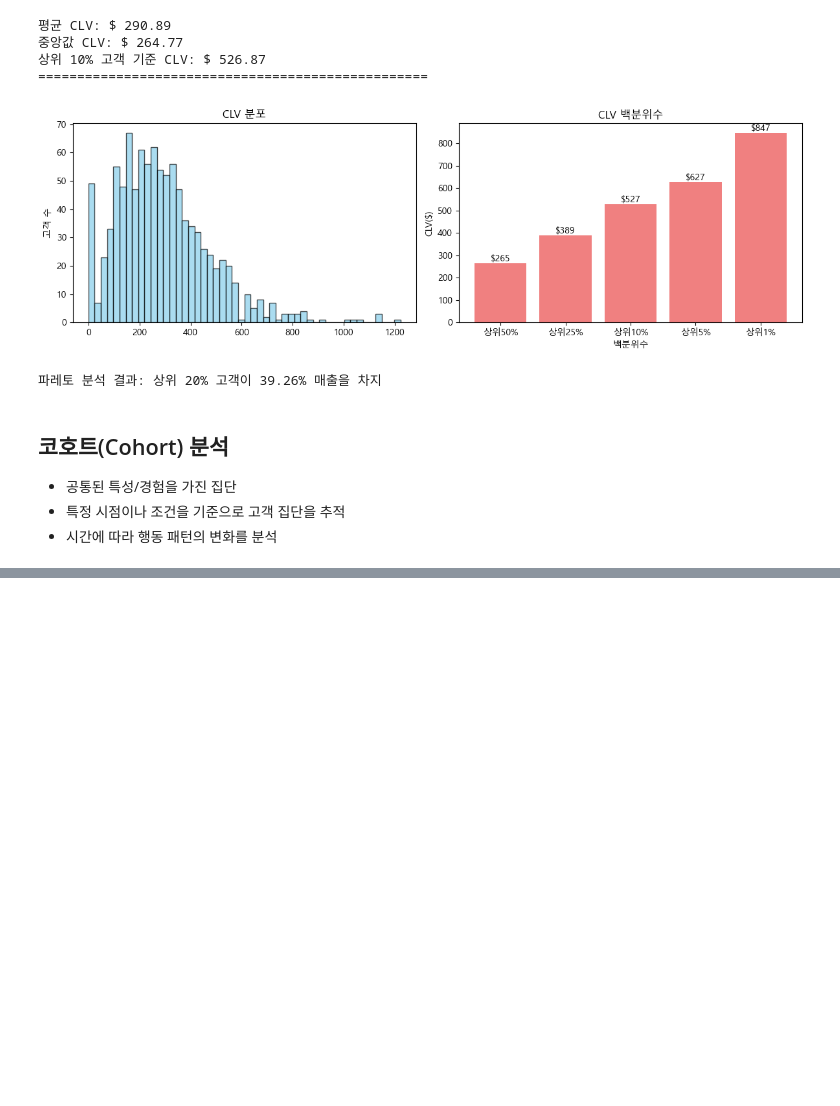
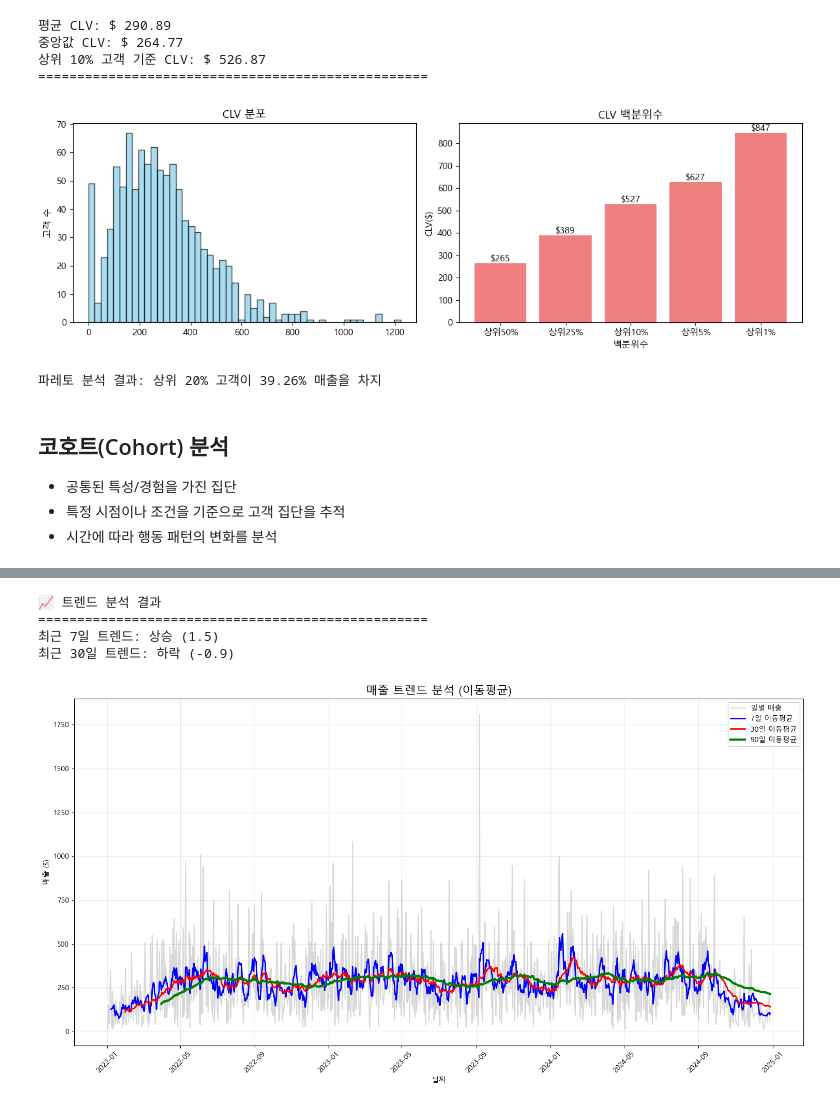
Before and after one commit to tipayo1/TIL, a Jupyter notebook: 데이터분석/04_kpi.ipynb, the cells around one changed output, grey strips where cells are left out. Saved outputs shown, nothing was run; the diff lists cells and outputs as text; code cells hidden in the pictures; blank space fills up the shorter version.

```diff
--- a/데이터분석/04_kpi.ipynb
+++ b/데이터분석/04_kpi.ipynb
@@ -465,0 +492,65 @@ plt.show()
+# %%
+def rolling_trend_analysis(transactions_df):
+    """
+    이동 평균을 활용한 트렌드 분석
+
+    이동 평균의 활용:
+    - 단기 변동성 제거하여 장기 트렌드 파악
+    - 계절성 패턴 식별
+    - 이상치의 영향 최소화
+    """
+
+    # 일별 매출 집계
+    daily_revenue = transactions_df.groupby(
+        transactions_df['purchase_date'].dt.date
+    )['order_value'].sum().reset_index()
+
+    daily_revenue.columns = ['date', 'revenue']
+    daily_revenue['date'] = pd.to_datetime(daily_revenue['date'])
+    daily_revenue = daily_revenue.sort_values('date')
+
+    # 다양한 기간의 이동 평균 계산
+    daily_revenue['ma_7'] = daily_revenue['revenue'].rolling(window=7).mean()    # 주간
+    daily_revenue['ma_30'] = daily_revenue['revenue'].rolling(window=30).mean()  # 월간
+    daily_revenue['ma_90'] = daily_revenue['revenue'].rolling(window=90).mean()  # 분기
+
+    # 트렌드 방향성 분석
+    daily_revenue['trend_7'] = daily_revenue['ma_7'].diff()
+    daily_revenue['trend_30'] = daily_revenue['ma_30'].diff()
+
+    return daily_revenue
+
+trend_data = rolling_trend_analysis(df)
+
+print("📈 트렌드 분석 결과")
+print("=" * 50)
+
+# 최근 트렌드 방향성
+recent_trend_7 = trend_data['trend_7'].tail(7).mean()
+recent_trend_30 = trend_data['trend_30'].tail(30).mean()
+
+print(f"최근 7일 트렌드: {'상승' if recent_trend_7 > 0 else '하락'} ({recent_trend_7:.1f})")
+print(f"최근 30일 트렌드: {'상승' if recent_trend_30 > 0 else '하락'} ({recent_trend_30:.1f})")
+
+# 트렌드 시각화
+plt.figure(figsize=(15, 8))
+
+plt.plot(trend_data['date'], trend_data['revenue'], alpha=0.3, color='gray', label='일별 매출')
+plt.plot(trend_data['date'], trend_data['ma_7'], color='blue', label='7일 이동평균', linewidth=2)
+plt.plot(trend_data['date'], trend_data['ma_30'], color='red', label='30일 이동평균', linewidth=2)
+plt.plot(trend_data['date'], trend_data['ma_90'], color='green', label='90일 이동평균', linewidth=3)
+
+plt.title('매출 트렌드 분석 (이동평균)', fontsize=16)
+plt.xlabel('날짜')
+plt.ylabel('매출 ($)')
+plt.legend()
+plt.grid(True, alpha=0.3)
+plt.xticks(rotation=45)
+plt.tight_layout()
+plt.show()
+# %% [output]
+📈 트렌드 분석 결과
+==================================================
+최근 7일 트렌드: 상승 (1.5)
+최근 30일 트렌드: 하락 (-0.9)
+[figure, added]
```
Also changed, not shown: parts of 14 cells of this notebook, 3 other files.
